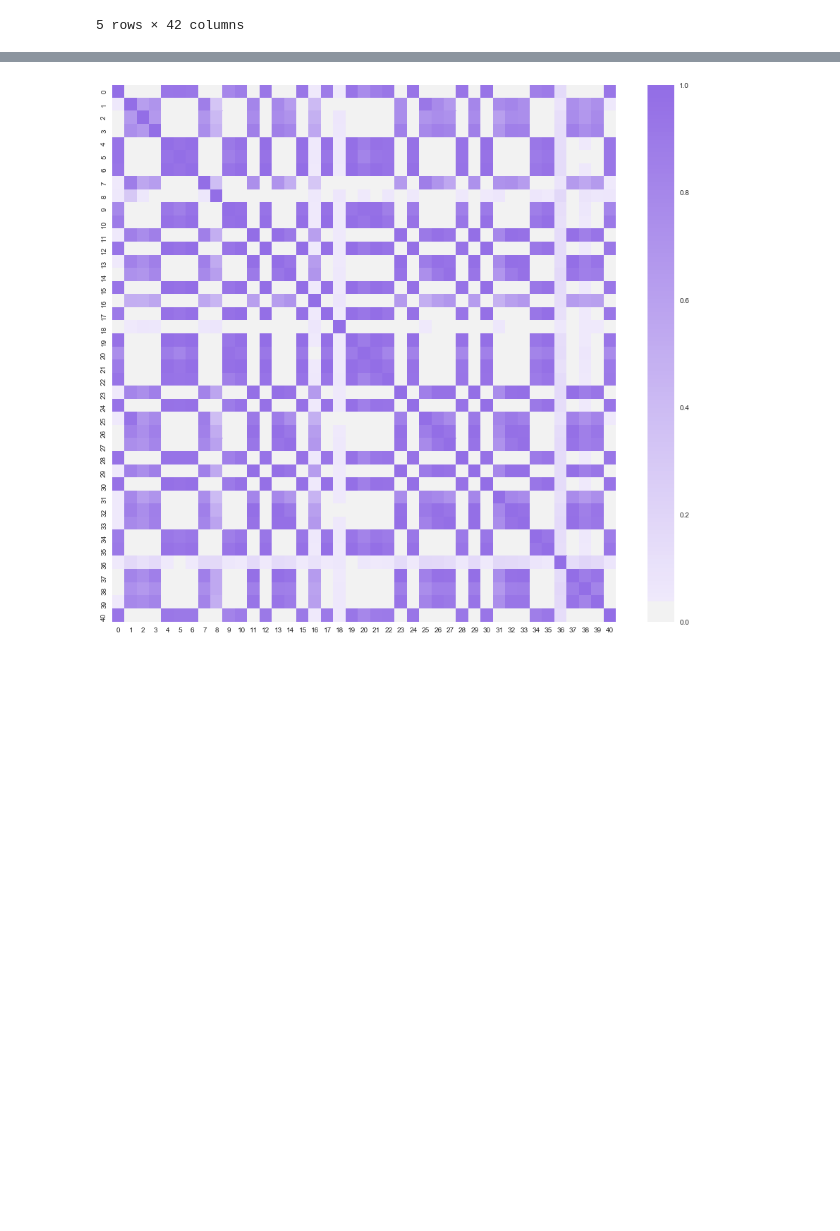
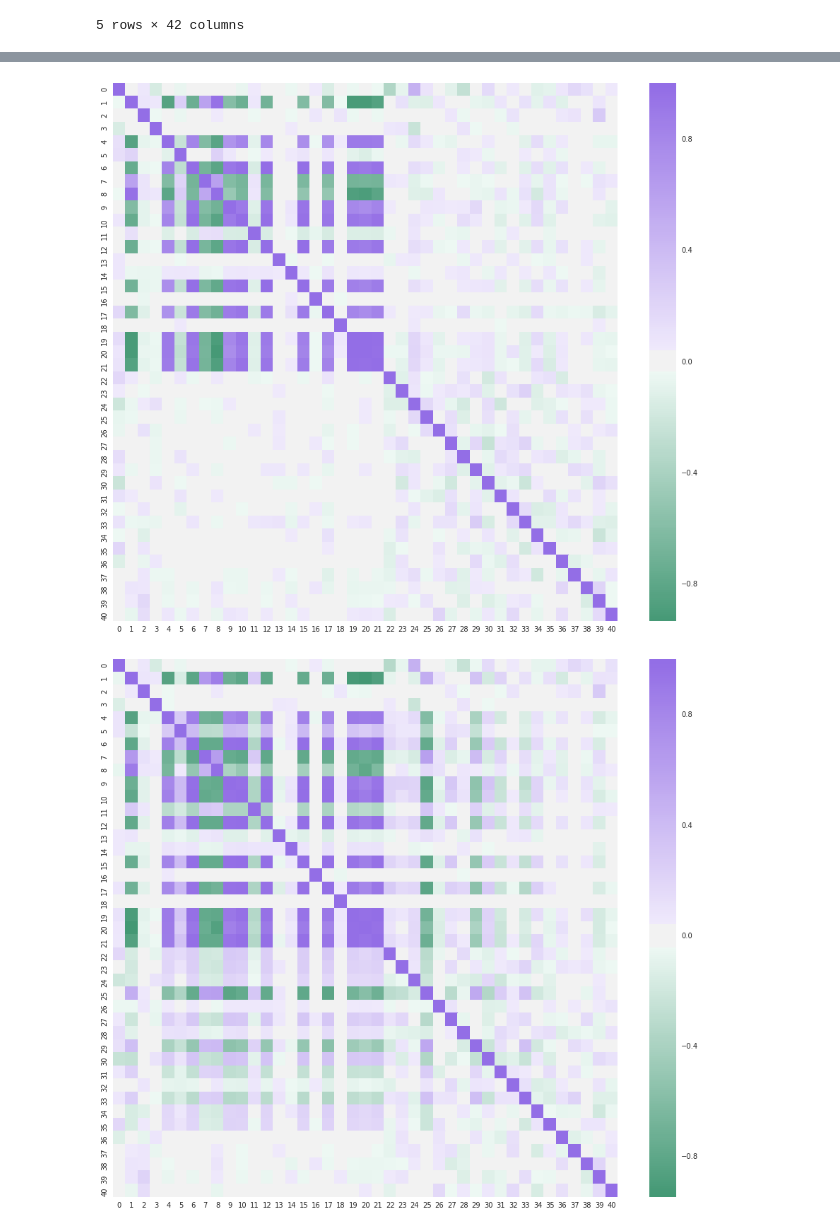
Before and after one commit to ruteee/pesquisa, a Jupyter notebook: Correlação cruzada.ipynb, the cells around one changed output, grey strips where cells are left out. Saved outputs shown, nothing was run; the diff lists cells and outputs as text; code cells hidden in the pictures; blank space fills up the shorter version.

```diff
--- a/Correlação cruzada.ipynb
+++ b/Correlação cruzada.ipynb
@@ -52,7 +88,7 @@ dfs_fail_100 = get_dfs(331,341)
 # %%
 def mean_correlation(wlag, dfs = []):
     matrix_corr_list = []
-    m_sum = np.zeros([dfs[0].shape[1] -1 , dfs[0].shape[1] -1])
+    m_sum_complete = np.zeros([dfs[0].shape[1] -1 , dfs[0].shape[1] -1, 2])
     dfs_norm = normalize_dfs(dfs)
 
     for df in dfs_norm:
@@ -60,11 +96,12 @@ def mean_correlation(wlag, dfs = []):
         m_corr = np.zeros((tam_m,tam_m,2))
         for i, x in enumerate(df.columns[1:]):
             for j, y in enumerate(df.columns[1:]):
-                m_corr[i][j] = sig_corr(np.array(df[x]), np.array(df[y]),wlag, 0.01)
-            matrix_corr_list.append(m_corr)
+                m_corr[i][j] = sig_corr(np.array(df[x]), np.array(df[y]),wlag, 0.01,x,y)
+        matrix_corr_list.append(m_corr)
 
     for m in matrix_corr_list:
-        m_sum = np.add(m_sum, m[:,:,1])
-    m_sum = m_sum/len(dfs)
+        m_sum_complete = np.add(m_sum_complete, m)
 
-    return m_sum/np.diagonal(m_sum)
+    m_sum_complete = m_sum_complete/len(dfs)
+
+    return m_sum_complete
@@ -71,6 +110,15 @@ def mean_correlation(wlag, dfs = []):
 # %%
-mean_matrix_0 = mean_correlation(int(2/0.01), dfs_fail_0)
-mean_matrix_25 = mean_correlation(int(2/0.01), dfs_fail_25)
-mean_matrix_50 = mean_correlation(int(2/0.01), dfs_fail_50)
-mean_matrix_75 = mean_correlation(int(2/0.01), dfs_fail_75)
-mean_matrix_100 = mean_correlation(int(2/0.01), dfs_fail_100)
+mean_0 =  mean_correlation(int(2/0.01), dfs_fail_0)
+mean_matrix_0 =  mean_0[:,:,1]/np.diagonal(mean_0[:,:,1])
+
+mean_25 = mean_correlation(int(2/0.01), dfs_fail_25)
+mean_matrix_25 = mean_25[:,:,1]/np.diagonal(mean_25[:,:,1])
+
+mean_50 = mean_correlation(int(2/0.01), dfs_fail_50)
+mean_matrix_50 = mean_50[:,:,1]/np.diagonal(mean_50[:,:,1])
+
+mean_75 = mean_correlation(int(2/0.01), dfs_fail_75)
+mean_matrix_75 = mean_75[:,:,1]/np.diagonal(mean_75[:,:,1])
+
+mean_100 =  mean_correlation(int(2/0.01), dfs_fail_100)
+mean_matrix_100 = mean_100[:,:,1]/np.diagonal(mean_100[:,:,1])
@@ -77,9 +168,21 @@ mean_matrix_100 = mean_correlation(int(2/0.01), dfs_fail_100)
 # %%
 sns.set(style="white")
 f, ax = plt.subplots(figsize=(16, 14))
 cmap = sns.diverging_palette(150, 275, s=80, l=55, as_cmap=True)
 
-sns.heatmap(mean_matrix_50, cmap=cmap, vmax=1, vmin=0, center=0)
+sns.heatmap(mean_matrix_0, cmap=cmap, center=0)
 plt.show()
+
+f, ax = plt.subplots(figsize=(16, 14))
+cmap = sns.diverging_palette(150, 275, s=80, l=55, as_cmap=True)
+sns.heatmap(mean_matrix_25, cmap=cmap, center=0)
+plt.show()
+
+
+f, ax = plt.subplots(figsize=(16, 14))
+cmap = sns.diverging_palette(150, 275, s=80, l=55, as_cmap=True)
+sns.heatmap(mean_matrix_50, cmap=cmap, center=0)
+plt.show()
 # %% [output]
-[figure, old version]
+[figure, new version]
+[figure, added]
```
Also changed, not shown: parts of 15 cells of this notebook.
